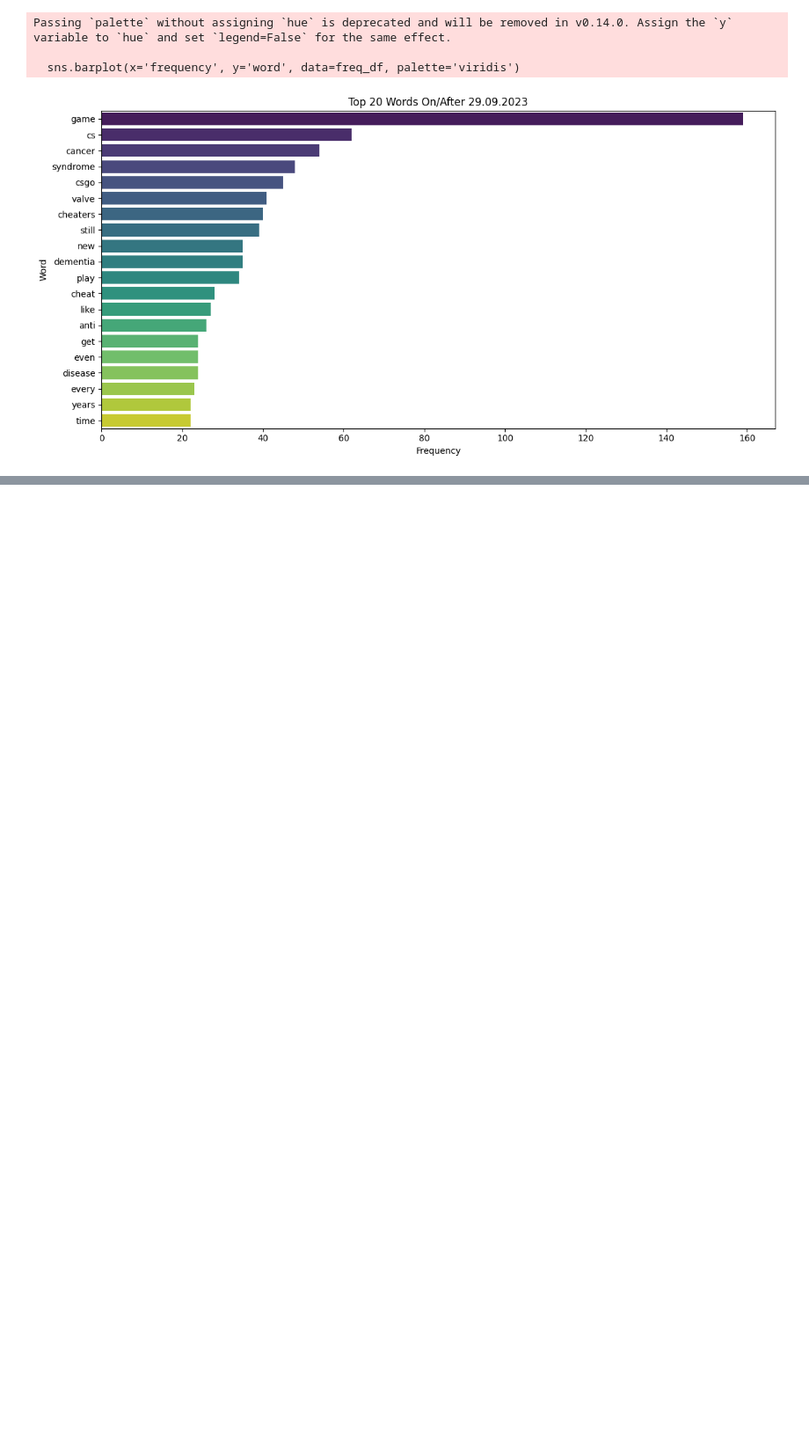
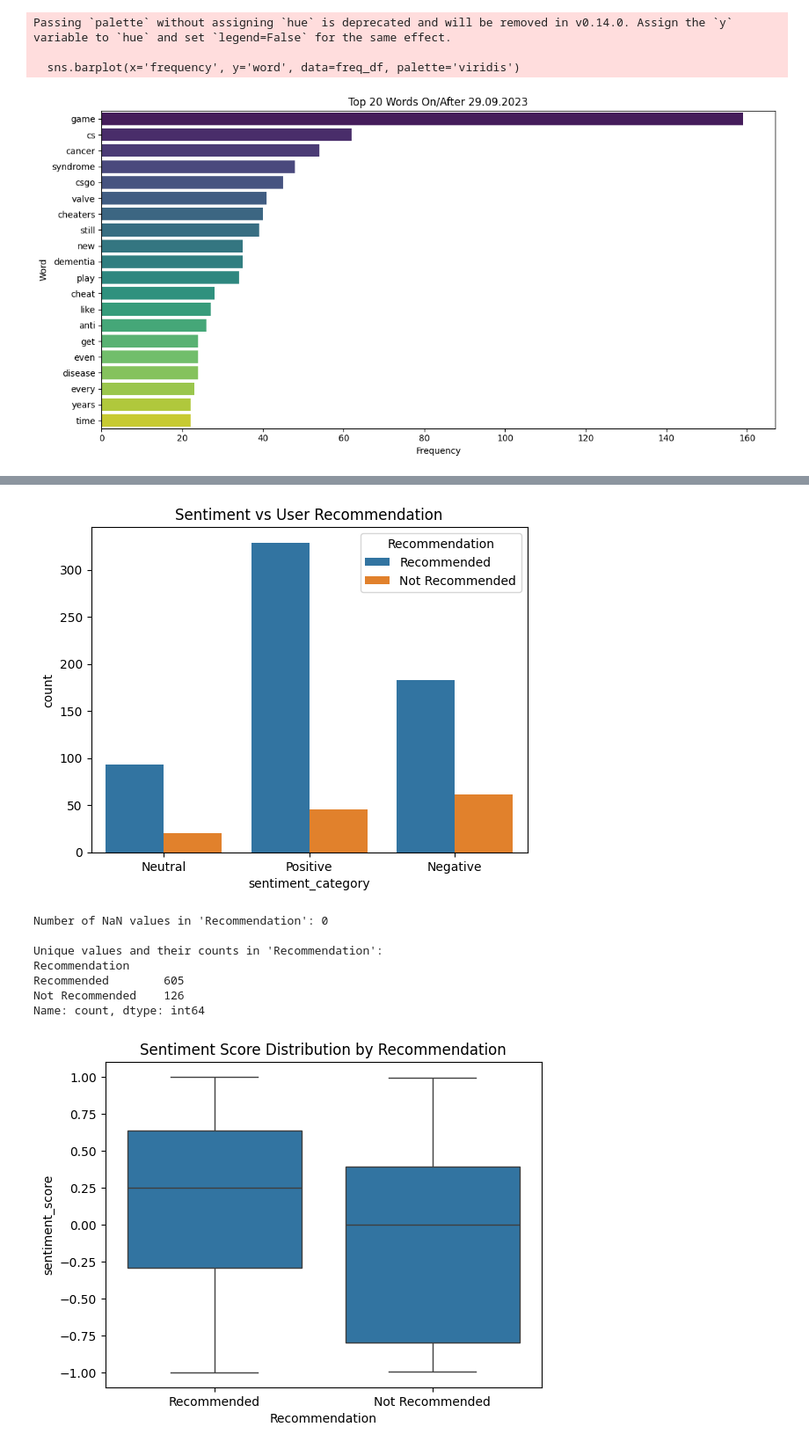
Before and after one commit to s193724/MINITRI_Project_2, a Jupyter notebook: PROJECT_Counter_Strike.ipynb, the cells around one changed output, grey strips where cells are left out. Shown at 88% size. Cells and saved outputs as stored; diff of their text form; code cells hidden in the pictures; blank space fills up the shorter version.

```diff
--- a/PROJECT_Counter_Strike.ipynb
+++ b/PROJECT_Counter_Strike.ipynb
@@ -703,0 +484,35 @@ Bar Plots for Top Terms: Highlight the most important terms for each topic.
+# %%
+# Compare VADER sentiment to user's recommendation
+import seaborn as sns
+import matplotlib.pyplot as plt
+
+sns.countplot(x='sentiment_category', hue='Recommendation', data=data)
+plt.title('Sentiment vs User Recommendation')
+plt.show()
+
+
+# Check for NaN values
+nan_count = data['Recommendation'].isna().sum()
+print(f"Number of NaN values in 'Recommendation': {nan_count}")
+
+# Show unique values and their counts
+print("\nUnique values and their counts in 'Recommendation':")
+print(data['Recommendation'].value_counts(dropna=False))  # includes NaNs
+
+pd.crosstab(data['sentiment_category'], data['Recommendation'])
+import seaborn as sns
+import matplotlib.pyplot as plt
+
+sns.boxplot(data=data, x='Recommendation', y='sentiment_score')
+plt.title("Sentiment Score Distribution by Recommendation")
+plt.show()
+# %% [output]
+[figure, added]
+Number of NaN values in 'Recommendation': 0
+
+Unique values and their counts in 'Recommendation':
+Recommendation
+Recommended        605
+Not Recommended    126
+Name: count, dtype: int64
+[figure, added]
```
Also changed, not shown: parts of 18 cells of this notebook.
